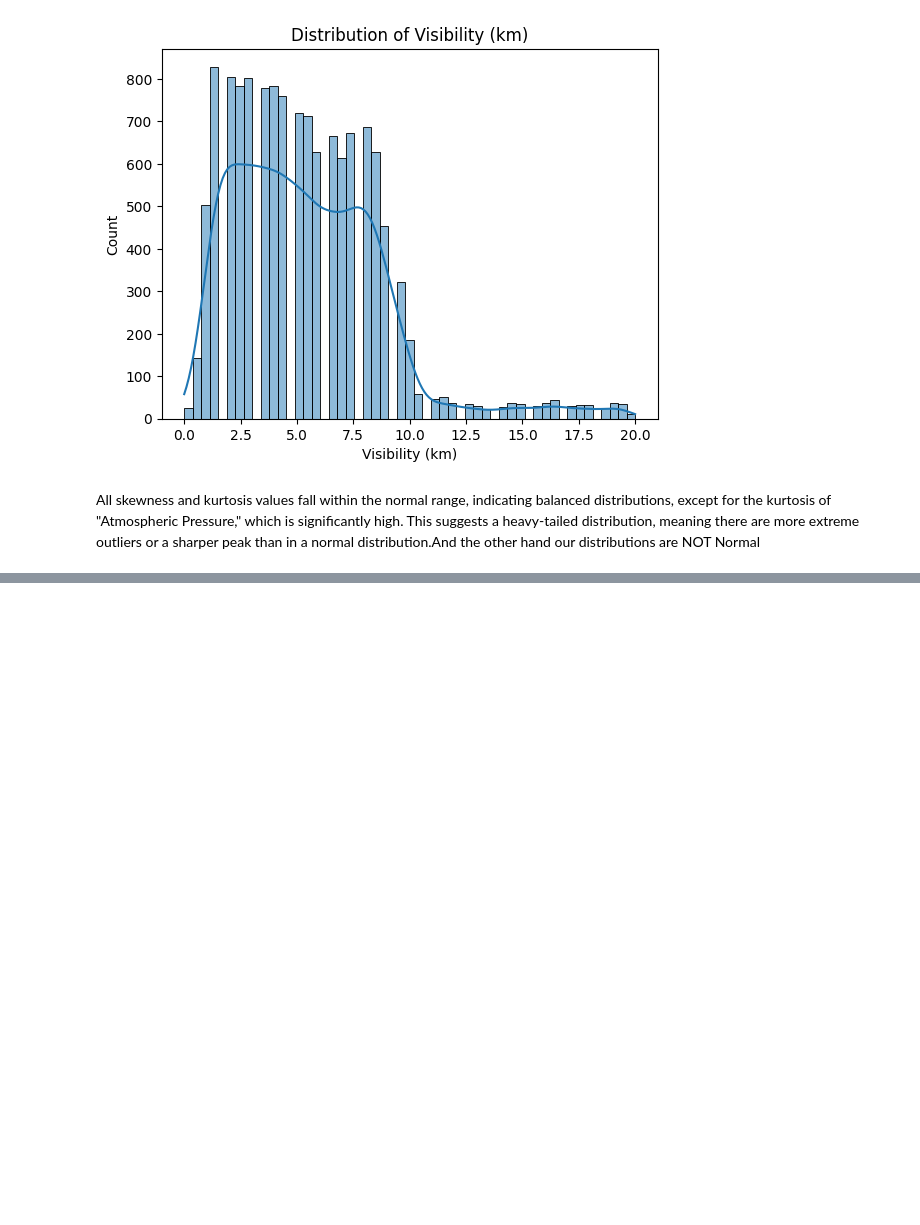
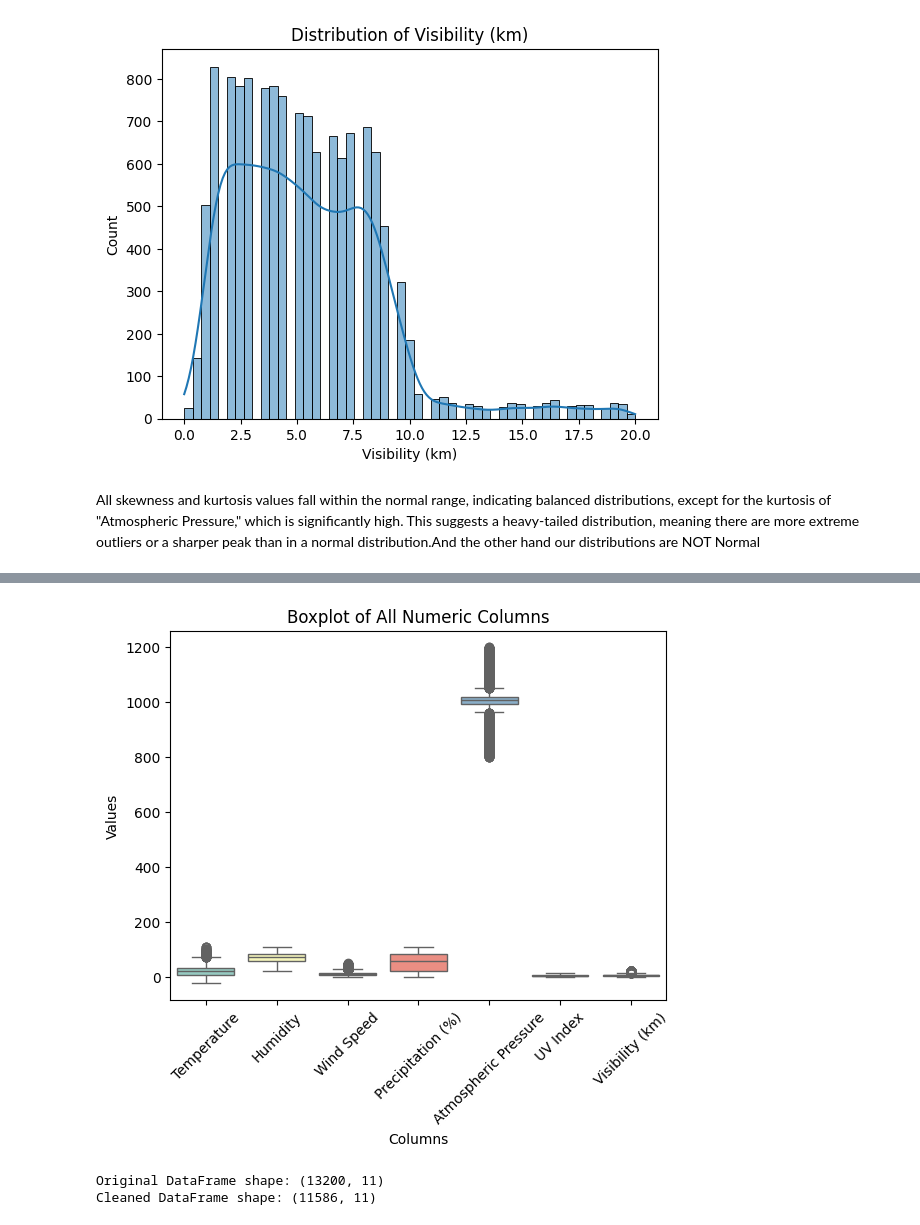
Before and after one commit to Farazmghm/Business-Machine-Learning-and-EDA, a Jupyter notebook: weahter_prediction.ipynb, the cells around one changed output, grey strips where cells are left out. Saved outputs shown, nothing was run; the diff lists cells and outputs as text; code cells hidden in the pictures; blank space fills up the shorter version.

```diff
--- a/weahter_prediction.ipynb
+++ b/weahter_prediction.ipynb
@@ -244,3 +244,14 @@ check_distribution(df)
 # %% [markdown]
 
 All skewness and kurtosis values fall within the normal range, indicating balanced distributions, except for the kurtosis of "Atmospheric Pressure," which is significantly high. This suggests a heavy-tailed distribution, meaning there are more extreme outliers or a sharper peak than in a normal distribution.And the other hand our distributions are NOT Normal
+# %%
+from scipy.stats import zscore
+def check_Outliers(df):
+    return df.select_dtypes(include='number')
+
+numeric_df = check_Outliers(df)
+
+
+for column in numeric_df.columns:
+    z_scores = zscore(numeric_df[column])
+    print(f"Z-Score of {column}: {z_scores}")
@@ -246,0 +353,37 @@ All skewness and kurtosis values fall within the normal range, indicating balanc
+# %%
+sns.boxplot(data=numeric_df, palette="Set3")
+plt.xticks(rotation=45)
+plt.title('Boxplot of All Numeric Columns')
+plt.xlabel('Columns')
+plt.ylabel('Values')
+plt.show()
+# %% [output]
+[figure, added]
+# %%
+def remove_outliers(df):
+    # Create a copy of the DataFrame to avoid modifying the original one
+    df_clean = df.copy()
+
+    # Iterate over each numeric column to identify and remove outliers
+    for column in df_clean.select_dtypes(include='number').columns:
+        col_data = df_clean[column]
+        Q1 = col_data.quantile(0.25)
+        Q3 = col_data.quantile(0.75)
+        IQR = Q3 - Q1
+        lower_bound = Q1 - 1.5 * IQR
+        upper_bound = Q3 + 1.5 * IQR
+
+        # Filter out rows where the column value is outside the bounds
+        df_clean = df_clean[(col_data >= lower_bound) & (col_data <= upper_bound)]
+
+    return df_clean
+
+# Example usage:
+df_cleaned = remove_outliers(df)
+
+# Optionally, check the shape of the DataFrame before and after
+print(f"Original DataFrame shape: {df.shape}")
+print(f"Cleaned DataFrame shape: {df_cleaned.shape}")
+# %% [output]
+Original DataFrame shape: (13200, 11)
+Cleaned DataFrame shape: (11586, 11)
```
Also changed, not shown: parts of 5 cells of this notebook.
